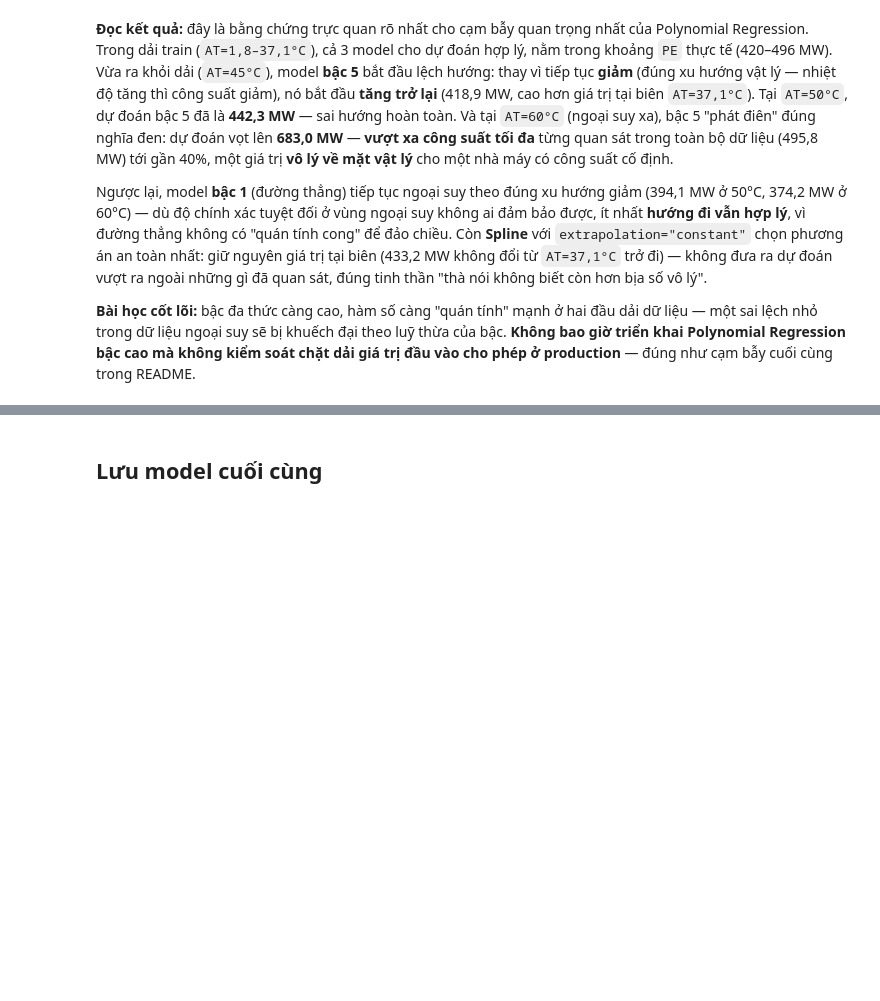
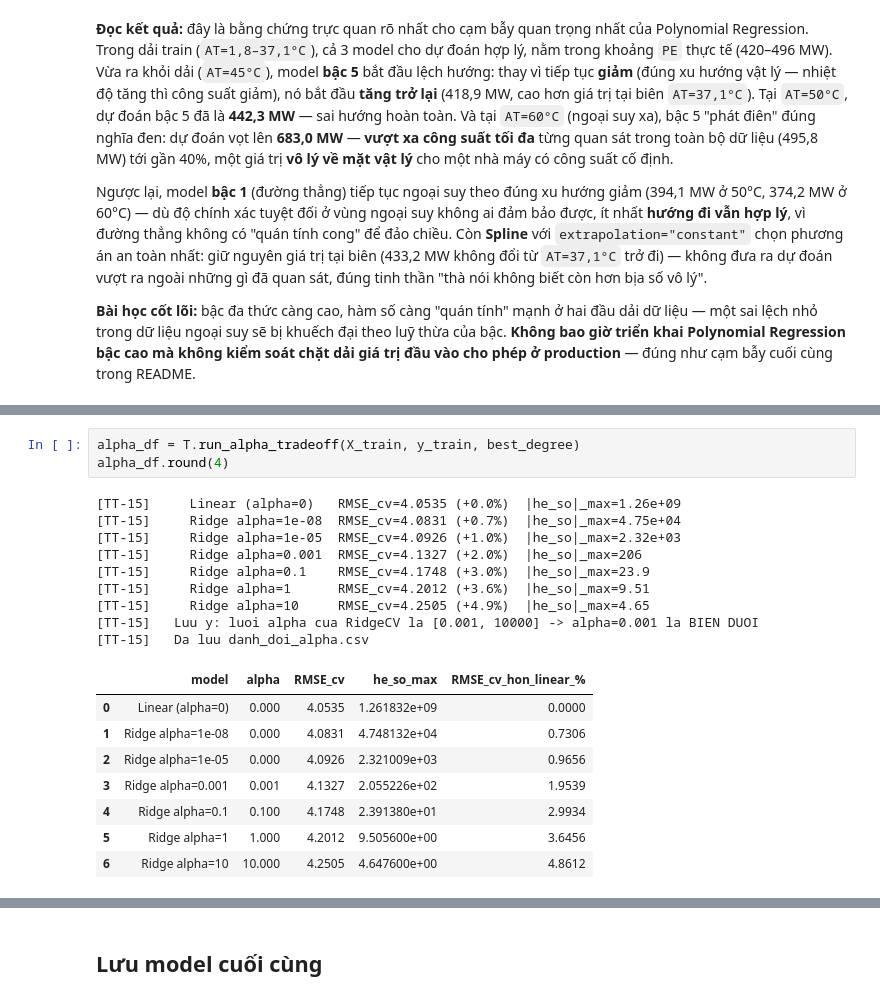
Before and after one commit to linhsand/CatLinh_lab_Machinelearning, a Jupyter notebook: 01-Hoc-May/02-Hoi-quy/TT-15-Polynomial-Regression/notebooks/polynomial_power_plant.ipynb, the cells around one changed output, grey strips where cells are left out. Drawn from its saved outputs; the diff is of its cells as text; blank space fills up the shorter version.

```diff
--- a/01-Hoc-May/02-Hoi-quy/TT-15-Polynomial-Regression/notebooks/polynomial_power_plant.ipynb
+++ b/01-Hoc-May/02-Hoi-quy/TT-15-Polynomial-Regression/notebooks/polynomial_power_plant.ipynb
@@ -613,0 +667,21 @@ production** — đúng như cạm bẫy cuối cùng trong README.
+# %%
+alpha_df = T.run_alpha_tradeoff(X_train, y_train, best_degree)
+alpha_df.round(4)
+# %% [output]
+[TT-15]     Linear (alpha=0)   RMSE_cv=4.0535 (+0.0%)  |he_so|_max=1.26e+09
+[TT-15]     Ridge alpha=1e-08  RMSE_cv=4.0831 (+0.7%)  |he_so|_max=4.75e+04
+[TT-15]     Ridge alpha=1e-05  RMSE_cv=4.0926 (+1.0%)  |he_so|_max=2.32e+03
+[TT-15]     Ridge alpha=0.001  RMSE_cv=4.1327 (+2.0%)  |he_so|_max=206
+[TT-15]     Ridge alpha=0.1    RMSE_cv=4.1748 (+3.0%)  |he_so|_max=23.9
+[TT-15]     Ridge alpha=1      RMSE_cv=4.2012 (+3.6%)  |he_so|_max=9.51
+[TT-15]     Ridge alpha=10     RMSE_cv=4.2505 (+4.9%)  |he_so|_max=4.65
+[TT-15]   Luu y: luoi alpha cua RidgeCV la [0.001, 10000] -> alpha=0.001 la BIEN DUOI
+[TT-15]   Da luu danh_doi_alpha.csv
+|  | model | alpha | RMSE_cv | he_so_max | RMSE_cv_hon_linear_% |
+| 0 | Linear (alpha=0) | 0.000 | 4.0535 | 1.261832e+09 | 0.0000 |
+| 1 | Ridge alpha=1e-08 | 0.000 | 4.0831 | 4.748132e+04 | 0.7306 |
+| 2 | Ridge alpha=1e-05 | 0.000 | 4.0926 | 2.321009e+03 | 0.9656 |
+| 3 | Ridge alpha=0.001 | 0.001 | 4.1327 | 2.055226e+02 | 1.9539 |
+| 4 | Ridge alpha=0.1 | 0.100 | 4.1748 | 2.391380e+01 | 2.9934 |
+| 5 | Ridge alpha=1 | 1.000 | 4.2012 | 9.505600e+00 | 3.6456 |
+| 6 | Ridge alpha=10 | 10.000 | 4.2505 | 4.647600e+00 | 4.8612 |
```
Also changed, not shown: parts of 10 cells of this notebook, 10 other files.
